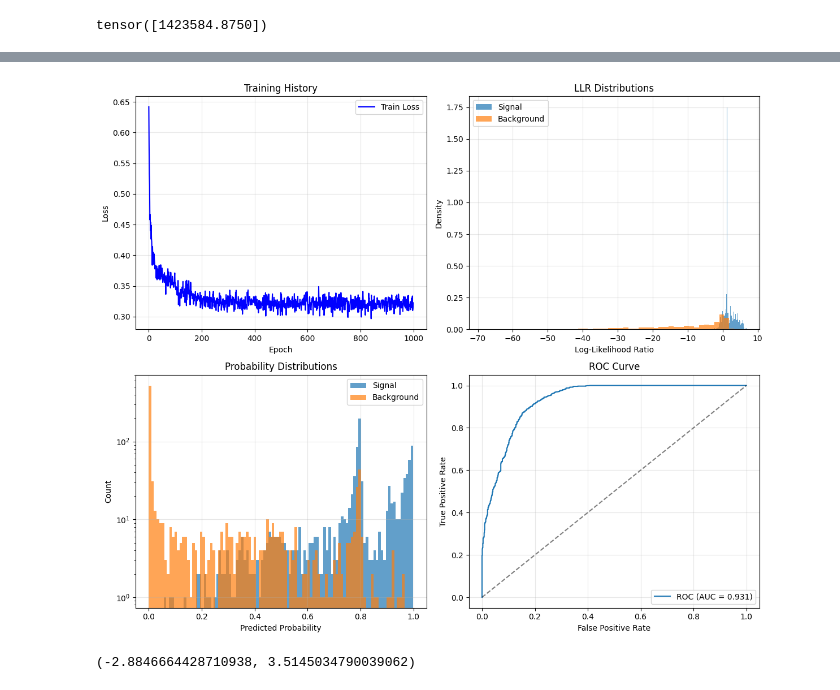
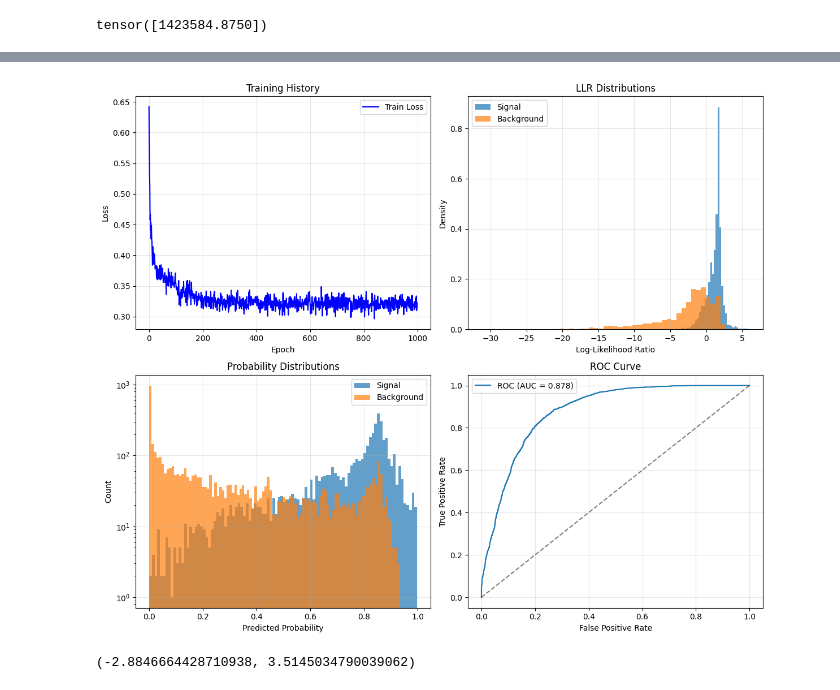
Before and after one commit to kristiantcho/nugget, a Jupyter notebook: nugget/examples/llr_testing.ipynb, the cells around one changed output, grey strips where cells are left out. Saved outputs shown, nothing was run; the diff lists cells and outputs as text; code cells hidden in the pictures.

```diff
--- a/nugget/examples/llr_testing.ipynb
+++ b/nugget/examples/llr_testing.ipynb
@@ -244 +241,4 @@ def find_llr_charge_peak(llr_net, point, event_parms, *, device,
     return c_scan[max_idx]
+# %%
+true_event = signal_sampler.sample_events(1)[0]
+true_event['energy']
@@ -249,7 +251,7 @@ w_min=0.3
 w_max=2.0
 charge_floor=1e-3
 device = None
-n_quadrature = 1000
+n_quadrature = 20000
 mag_k = 0.2
 charge_ceil = 1e4
 while charge <= 100:
@@ -282,16 +284,16 @@ likelihoods = []
 for test_charge in test_charges:
     features = llr_net.prepare_features_charge(point=point, event_data=true_event, light_yield=test_charge)
     likelihoods.append(llr_net.predict_likelihood_ratio(features))
-test_charge_diffs = [test_charges[0]]
-test_charge_diffs.extend(test_charges[1:] - test_charges[:-1])
-test_charge_diffs = torch.stack(test_charge_diffs)
-likelihoods = torch.stack(likelihoods)
-likelihoods = likelihoods / torch.sum(likelihoods*(test_charge_diffs))
+# test_charge_diffs = [test_charges[0]]
+# test_charge_diffs.extend(test_charges[1:] - test_charges[:-1])
+# test_charge_diffs = torch.stack(test_charge_diffs)
+likelihoods = torch.stack(likelihoods).squeeze(-1)
+likelihoods = likelihoods / torch.trapz(likelihoods, test_charges)
 plt.plot(test_charges.cpu().detach().numpy(), likelihoods.cpu().detach().numpy(), label='LLRNet Likelihood')
 #plot vertical line at the true charge
 plt.axvline(x=true_charge, color='red', linestyle='--', label='True Light Yield')
 #plot vertical line at the mean charge
-mean_charge = torch.sum(test_charges * likelihoods * test_charge_diffs)
+mean_charge = torch.trapz(test_charges * likelihoods, test_charges)
 plt.axvline(x=mean_charge.item(), color='blue', linestyle='--', label='Mean Charge')
 # plt.axvline(x=test_charges[torch.argmin(likelihoods)].item(), color='green', linestyle='--', label='LLRNet Predicted Charge')
 plt.xlabel('Light Yield')
@@ -307,29 +309,29 @@ LLRnet ratio of predicted to true charge: 0.60
 # %%
-test_dataloader = llr_net.create_signal_only_dataloader(
+# test_dataloader = llr_net.create_signal_only_dataloader(
+#     signal_sampler=signal_sampler,
+#     signal_surrogate_func=light_yield_surrogate,
+#     num_samples_per_epoch=1000,
+#     batch_size=500,       # Size of each batch (N pairs)
+#     num_workers=4,
+#     event_labels=['position','energy', 'direction'],
+#     shuffle=True,
+#     samples_per_event = 1,
+#     min_light_yield=0.1,
+#     max_resample_attempts=30,
+#     vary_cylinder=False,
+#     output_true_light_yield=True,
+#     # cylinder_sampler=nugget.samplers.cyl_sampler.CylinderSampler
+#     )
+
+test_dataloader = llr_net.create_patd_dataloader(
     signal_sampler=signal_sampler,
-    signal_surrogate_func=light_yield_surrogate,
-    num_samples_per_epoch=1000,
-    batch_size=500,       # Size of each batch (N pairs)
+    signal_surrogate_func=light_yield_surrogate_patd,
+    num_samples_per_epoch=512,
+    batch_size=32,
     num_workers=4,
-    event_labels=['position','energy', 'direction'],
-    shuffle=True,
-    samples_per_event = 1,
-    min_light_yield=0.1,
-    max_resample_attempts=30,
-    vary_cylinder=False,
-    output_true_light_yield=True,
-    # cylinder_sampler=nugget.samplers.cyl_sampler.CylinderSampler
-    )
+    shuffle_photons=True,
 
-# test_dataloader = llr_net.create_patd_dataloader(
-#     signal_sampler=signal_sampler,
-#     signal_surrogate_func=light_yield_surrogate_patd,
-#     num_samples_per_epoch=512,
-#     batch_size=32,
-#     num_workers=4,
-#     shuffle_photons=True,
-
-# )
+)
 
 predictions = []
 true_labels = []
@@ -337,8 +339,8 @@ llr_values = []
 all_features = []
 denoised_values = []
 with torch.no_grad():
-    for features, labels, denoised in test_dataloader:
-    # for features, labels in test_dataloader:
+    # for features, labels, denoised in test_dataloader:
+    for features, labels in test_dataloader:
         # Get LLR predictions
         batch_llr = llr_net.predict_log_likelihood_ratio(features, epsilon=1e-15)
         batch_probs = llr_net.predict_proba(features)
@@ -348,7 +350,7 @@ with torch.no_grad():
         predictions.extend(batch_probs.cpu().numpy())
         true_labels.extend(labels.cpu().numpy())
         all_features.extend(features.cpu().numpy())  # Store features for further analysis
-        denoised_values.extend(denoised.cpu().numpy())
+        # denoised_values.extend(denoised.cpu().numpy())
 
 # Convert to numpy arrays
 llr_values = np.array(llr_values)
@@ -358,7 +360,7 @@ predictions = np.array(predictions)
 true_labels = np.array(true_labels)
 all_features = np.array(all_features).squeeze()  # Remove batch dimension if needed
 denoised_values = np.array(denoised_values).squeeze()
-ly_mask = denoised_values > 0.1
+# ly_mask = denoised_values > 0.1
 ly_mask = np.ones_like(true_labels, dtype=bool)
 print(len(llr_values), len(predictions), len(true_labels))
 
@@ -436,4 +438,4 @@ Recall: 0.8950
-[figure, old version]
+[figure, new version]
 # %%
 bg_mask = (true_labels == 0)
 sig_mask = (true_labels == 1)
```
Also changed, not shown: parts of 11 cells of this notebook, 2 other files.
